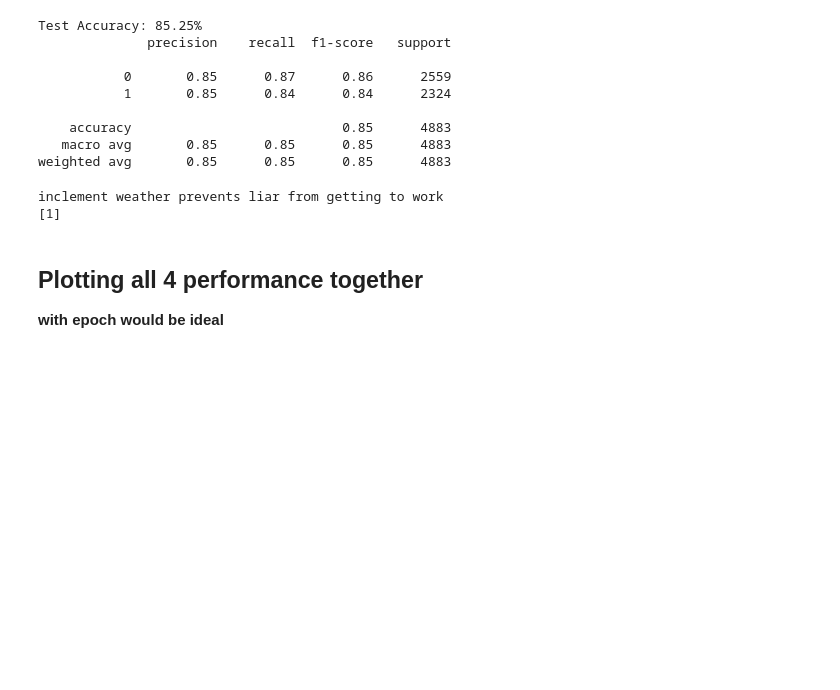
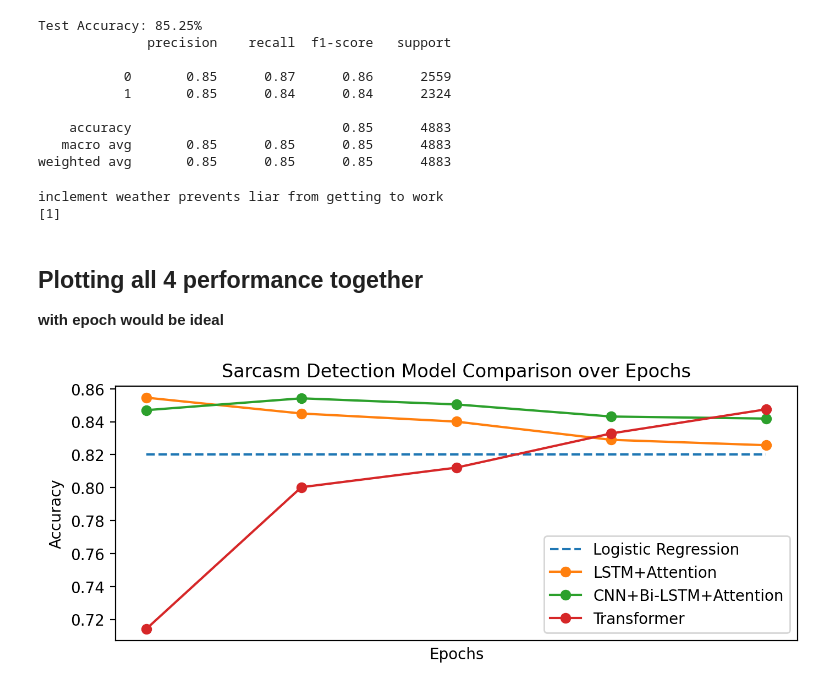
Before and after one commit to M3LLI55X/NLP_project, a Jupyter notebook: Models.ipynb, the cells around one changed output. Saved outputs shown, nothing was run; the diff lists cells and outputs as text; code cells hidden in the pictures; blank space fills up the shorter version.

Commit message:
new comparison

```diff
--- a/Models.ipynb
+++ b/Models.ipynb
@@ -1299,3 +1299,31 @@ inclement weather prevents liar from getting to work
 # %% [markdown]
 ## Plotting all 4 performance together
 **with epoch would be ideal**
+# %%
+# Example data (replace with your actual data)
+epochs = [1, 2, 3, 4, 5]  # Assuming 5 epochs
+accuracy_logistic = [0.82, 0.82, 0.82, 0.82, 0.82]
+accuracy_lstm = history_2.history['val_dense_accuracy']
+accuracy_cnn = history_3.history['val_accuracy']
+accuracy_tran = epoch_val_accuracies
+
+# Plotting
+plt.figure(figsize=(8, 3), dpi=200)
+
+plt.plot(epochs, accuracy_logistic, label='Logistic Regression', linestyle='--')
+plt.plot(epochs, accuracy_lstm, label='LSTM+Attention', marker='o')
+plt.plot(epochs, accuracy_cnn, label='CNN+Bi-LSTM+Attention', marker='o')
+plt.plot(epochs, accuracy_tran, label='Transformer', marker='o')
+
+plt.xlabel('Epochs')
+plt.ylabel('Accuracy')
+plt.title('Sarcasm Detection Model Comparison over Epochs')
+plt.legend()
+
+# Remove x-axis ticks and grid
+plt.xticks([])
+plt.grid(False)
+
+plt.show()
+# %% [output]
+[figure, added]
```
